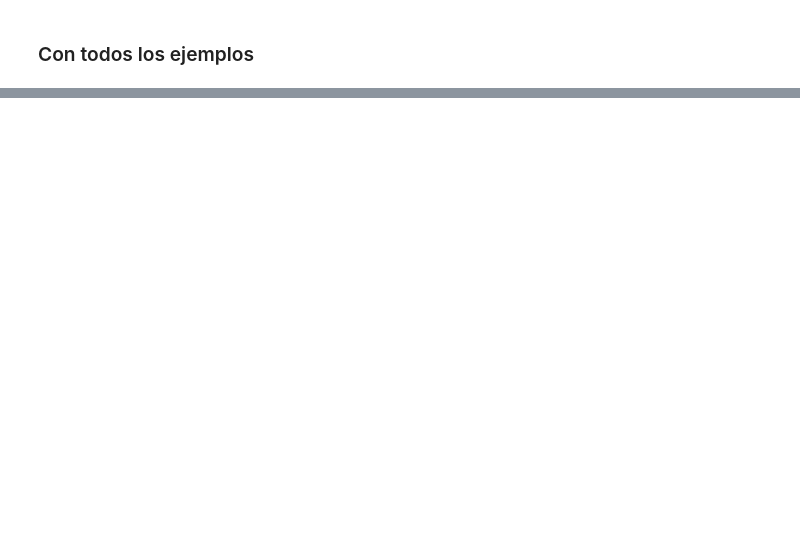
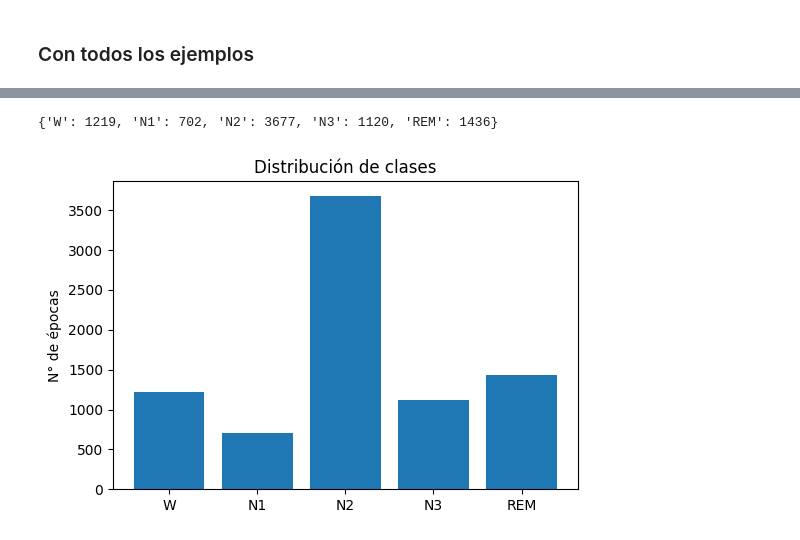
Before and after one commit to dosuna17/proyecto-despliegue-de-soluciones-G10, a Jupyter notebook: notebooks/02_data_loader_validation.ipynb, the cells around one changed output, grey strips where cells are left out. Saved outputs shown, nothing was run; the diff lists cells and outputs as text; code cells hidden in the pictures; blank space fills up the shorter version.

```diff
--- a/notebooks/02_data_loader_validation.ipynb
+++ b/notebooks/02_data_loader_validation.ipynb
@@ -363,4 +351,9 @@ La parte importante de `concatenate_datasets` es que conserva la trazabilidad: c
 # %% [markdown]
 ## Ejemplo usando concatenate_datasets_by_split
 # %%
-subject_to_split = {"00": "train", "01": "train", "02": "test"}
+split_df = pd.read_excel(project_root / f"data/sleep-edfx/SC-subjects-split.xlsx")
+split_df["subject_code"] = split_df["subject"].astype(str).str.zfill(2)
+
+subject_to_split = dict(zip(split_df["subject_code"], split_df["split"]))
+
+print(f"N° de sujetos mapeados: {len(subject_to_split)}")
@@ -430,0 +364,26 @@ Distribución de clases en test: {'W': 3307, 'N1': 303, 'N2': 1134, 'N3': 147, '
+# %%
+import glob
+
+def load_epoch_dataset_npz(npz_path: str) -> EpochDataset:
+    data = np.load(npz_path)
+    recording_id = str(data["recording_ids"][0])
+    subject_code = str(data["subject_codes"][0])
+    return EpochDataset(
+        recording_id=recording_id,
+        subject_code=subject_code,
+        night="unknown",  # no se guardó explícitamente en el .npz; se puede recalcular con parse_recording_id si lo necesitas
+        X=data["X"],
+        y=data["y"],
+        recording_ids=data["recording_ids"],
+        subject_codes=data["subject_codes"],
+        channel_names=list(data["channel_names"]),
+        sfreq=float(data["sfreq"]),
+        signal_unit=str(data["signal_unit"]),
+        dropped_epochs=0,  # no se guardó; no crítico para el entrenamiento
+    )
+
+npz_paths = glob.glob(str(project_root / "data/epochs_por_sujeto" / "*.npz"))
+todas_las_grabaciones = [load_epoch_dataset_npz(p) for p in npz_paths]
+
+train_ds = concatenate_datasets_by_split(todas_las_grabaciones, subject_to_split, "train")
+test_ds = concatenate_datasets_by_split(todas_las_grabaciones, subject_to_split, "test")
@@ -430,0 +405,12 @@ Distribución de clases en test: {'W': 3307, 'N1': 303, 'N2': 1134, 'N3': 147, '
+# %%
+dist = class_distribution(train_ds)
+print(dist)
+
+plt.figure(figsize=(6, 4))
+plt.bar(dist.keys(), dist.values())
+plt.title(f"Distribución de clases")
+plt.ylabel("N° de épocas")
+plt.show()
+# %% [output]
+{'W': 1219, 'N1': 702, 'N2': 3677, 'N3': 1120, 'REM': 1436}
+[figure, added]
```
Also changed, not shown: parts of 19 cells of this notebook, 9 other files.
